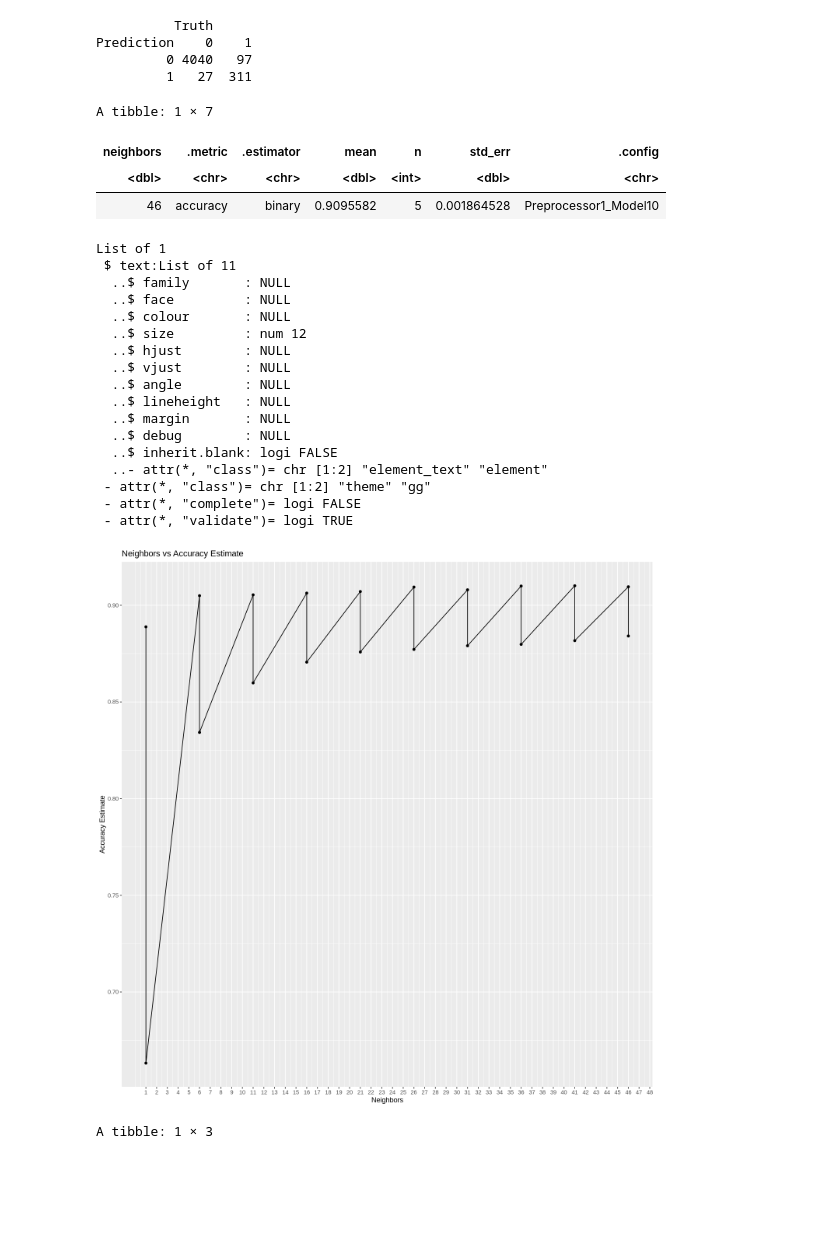
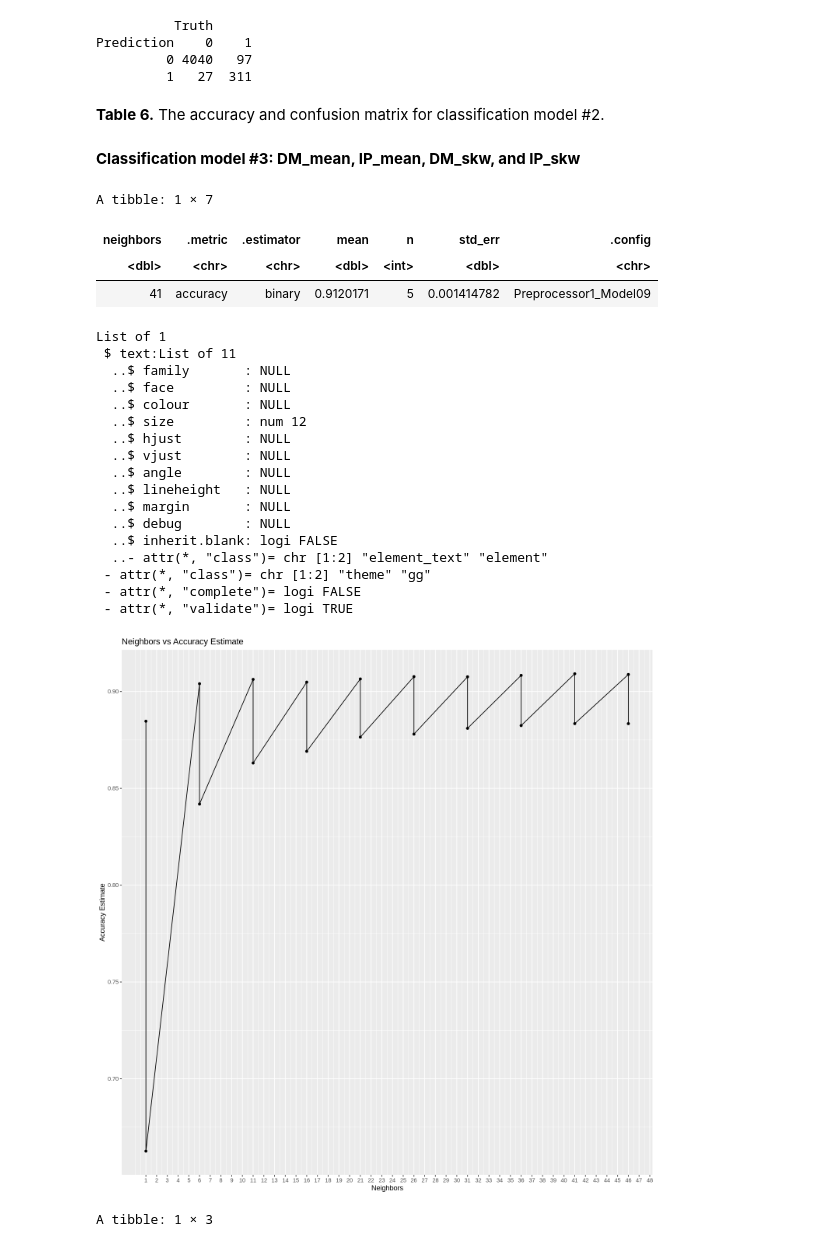
Before and after one commit to natashawong03/dsci100_group_project, a Jupyter notebook: TBgroupproject.ipynb, the cells around one changed output. Cells and saved outputs as stored; diff of their text form; code cells hidden in the pictures; blank space fills up the shorter version.

```diff
--- a/TBgroupproject.ipynb
+++ b/TBgroupproject.ipynb
@@ -353,64 +353,69 @@ A tibble: 1 × 3
 Prediction    0    1
          0 4040   97
          1   27  311
+# %% [markdown]
+ <b>Table 6.</b> The accuracy and confusion matrix for classification model #2.
+# %% [markdown]
+ <b>Classification model #3: DM_mean, IP_mean, DM_skw, and IP_skw</b>
 # %%
-#for DM_mean, IP_mean, DM_skw, and IP_skw
 #tuning to find the best value of k
 
 star_recipe3 <- recipe (Class ~ DM_mean, IP_mean, DM_skw, IP_skw, data = star_train)|>
     step_scale (all_predictors())|>
     step_center (all_predictors())
 
 star_fold3 <- vfold_cv (star_train, v = 5, strata = Class)
 
 star_tune3 <- nearest_neighbor (weight_func = "rectangular", neighbors = tune())|>
     set_engine ("kknn")|>
     set_mode ("classification")
 
 k_vals <- tibble (neighbors = seq (from = 1, to = 50, by = 5))
 
 star_results3 <- workflow () |>
     add_recipe (star_recipe3)|>
     add_model (star_tune3)|>
     tune_grid (resamples = star_fold3, grid = k_vals)|>
     collect_metrics()
 
 accuracies3 <- star_results3 |>
     filter (.metric == "accuracy")|>
-    arrange (.metric) |>
+    arrange(mean) |>
     tail (1)
 accuracies3
-# k = 46
-
-kselection_3 <- ggplot (star_results3, aes (x = neighbors, y = mean)) +
-geom_point() +
-geom_line() +
-labs (x = "Neighbors", y = "Accuracy Estimate") +
-scale_x_continuous(breaks = 1:50) +
-ggtitle ("Neighbors vs Accuracy Estimate")
-theme (text = element_text (size = 12))
-kselection_3
+# k = 41
 # %% [output]
 A tibble: 1 × 7
 | neighbors | .metric | .estimator | mean | n | std_err | .config |
 | <dbl> | <chr> | <chr> | <dbl> | <int> | <dbl> | <chr> |
-| 46 | accuracy | binary | 0.9095582 | 5 | 0.001864528 | Preprocessor1_Model10 |
+| 41 | accuracy | binary | 0.9120171 | 5 | 0.001414782 | Preprocessor1_Model09 |
-List of 1
- $ text:List of 11
-  ..$ family       : NULL
-  ..$ face         : NULL
-  ..$ colour       : NULL
-  ..$ size         : num 12
-  ..$ hjust        : NULL
-  ..$ vjust        : NULL
-  ..$ angle        : NULL
-  ..$ lineheight   : NULL
-  ..$ margin       : NULL
-  ..$ debug        : NULL
-  ..$ inherit.blank: logi FALSE
-  ..- attr(*, "class")= chr [1:2] "element_text" "element"
- - attr(*, "class")= chr [1:2] "theme" "gg"
- - attr(*, "complete")= logi FALSE
- - attr(*, "validate")= logi TRUE
-[figure, removed]
+# %%
+#making an accuracies plot do double check best k value
+kselection_3 <- ggplot (star_results3, aes (x = neighbors, y = mean)) +
+geom_point() +
+geom_line() +
+labs (x = "Neighbors", y = "Accuracy Estimate") +
+scale_x_continuous(breaks = 1:50) +
+ggtitle ("Neighbors vs Accuracy Estimate")
+theme (text = element_text (size = 12))
+kselection_3
+# %% [output]
+List of 1
+ $ text:List of 11
+  ..$ family       : NULL
+  ..$ face         : NULL
+  ..$ colour       : NULL
+  ..$ size         : num 12
+  ..$ hjust        : NULL
+  ..$ vjust        : NULL
+  ..$ angle        : NULL
+  ..$ lineheight   : NULL
+  ..$ margin       : NULL
+  ..$ debug        : NULL
+  ..$ inherit.blank: logi FALSE
+  ..- attr(*, "class")= chr [1:2] "element_text" "element"
+ - attr(*, "class")= chr [1:2] "theme" "gg"
+ - attr(*, "complete")= logi FALSE
+ - attr(*, "validate")= logi TRUE
+[figure, added]
 # %%
```
Also changed, not shown: parts of 1 cell of this notebook.
